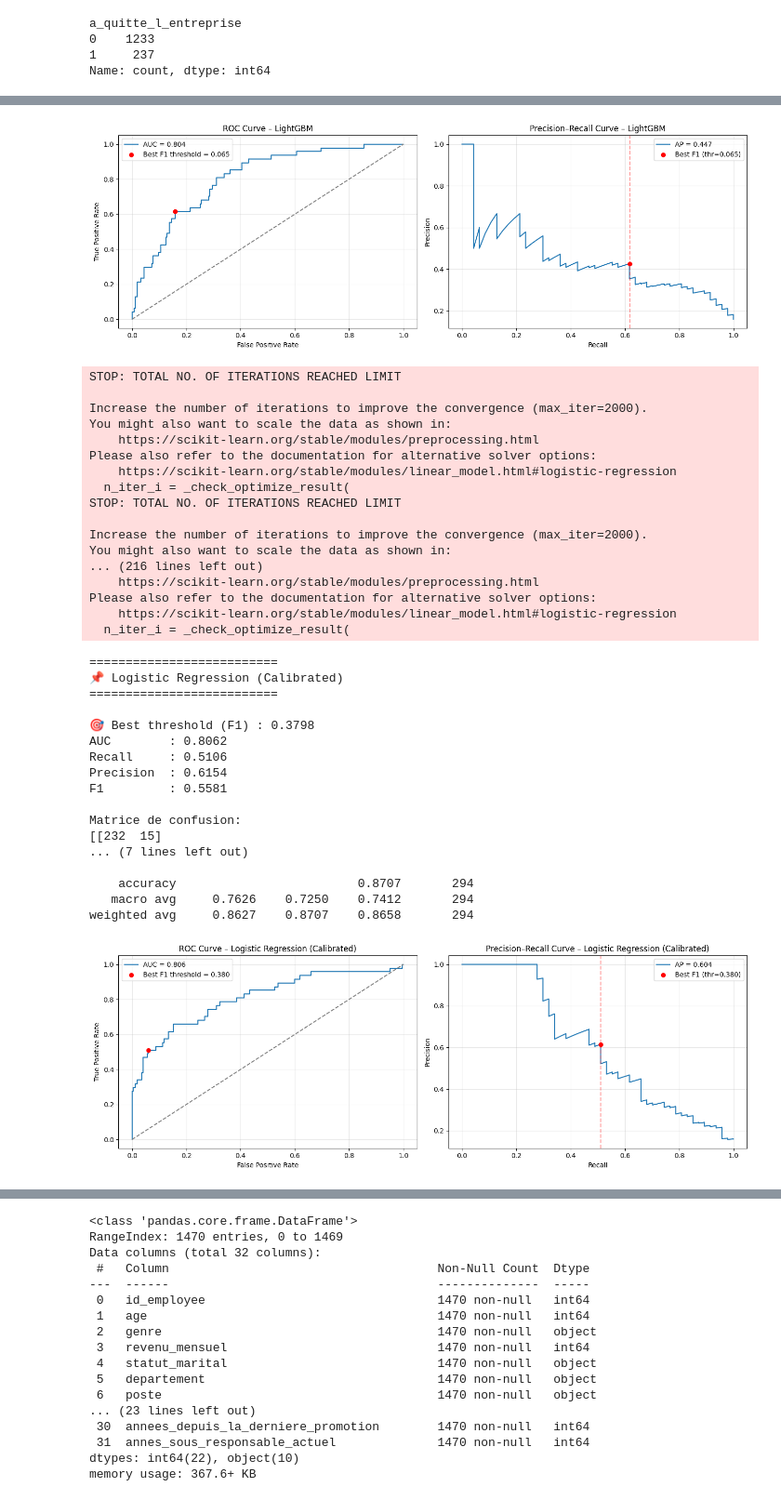
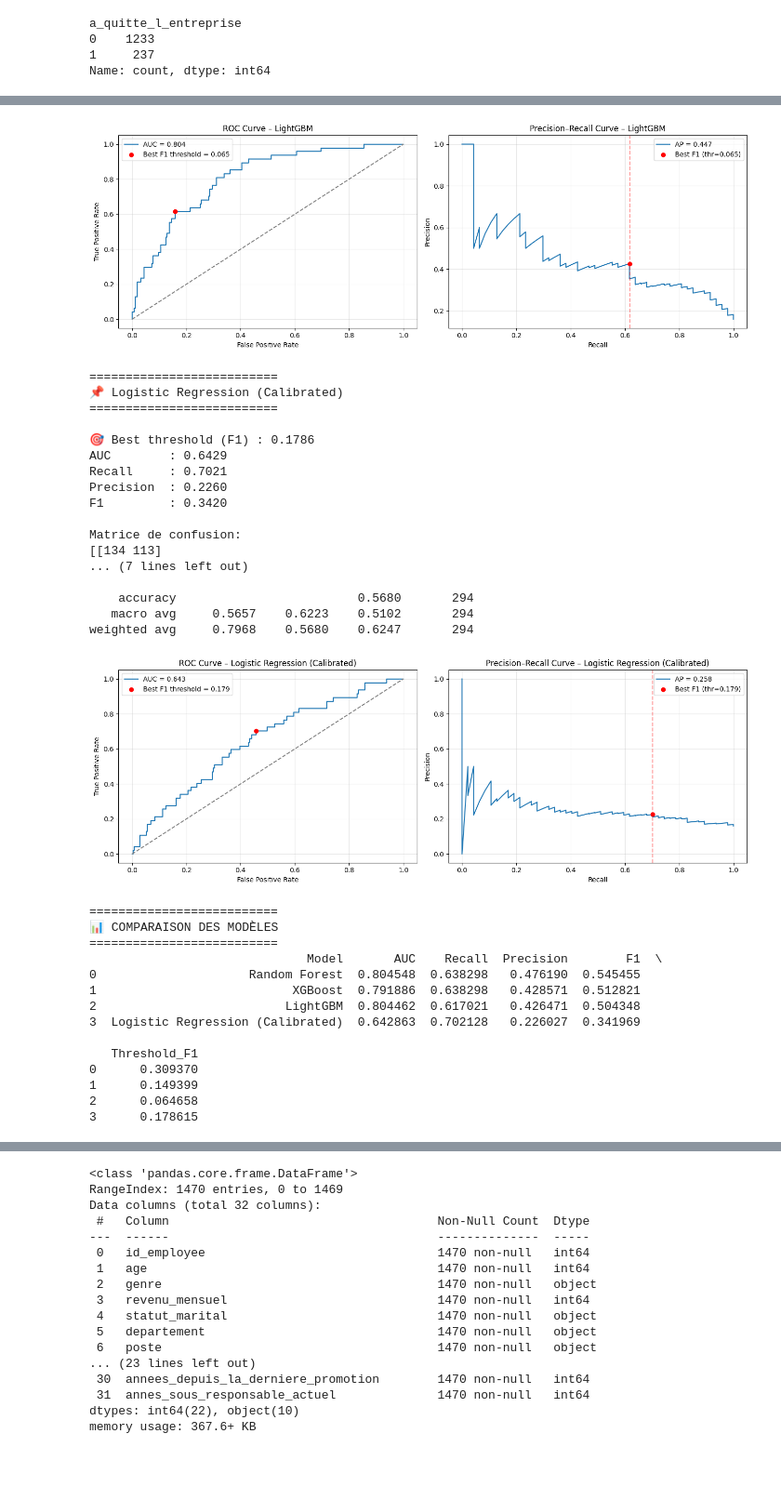
Before and after one commit to valerianbar/Valerian_barreau_deployez_un_mode-le-de_Machine_Learning_1_03_2026, a Jupyter notebook: Barreau_valerian_classifiez_note_book_2.ipynb, the cells around one changed output, grey strips where cells are left out. Shown at 93% size. Cells and saved outputs as stored; diff of their text form; code cells hidden in the pictures; blank space fills up the shorter version.

```diff
--- a/Barreau_valerian_classifiez_note_book_2.ipynb
+++ b/Barreau_valerian_classifiez_note_book_2.ipynb
@@ -825,9 +825,9 @@ res_lgb = evaluate_model("LightGBM", lgb, X_test, y_test)
 
 base_lr = LogisticRegressionCV(
     penalty="l2",
-    solver="lbfgs",
+    solver="saga",
     cv=5,
-    max_iter=2000
+    max_iter=5000,
 )
 
 calibrated_lr = CalibratedClassifierCV(base_lr, cv=5)
@@ -887,50 +887,47 @@ weighted avg     0.8449    0.8061    0.8204       294
 You can set `force_row_wise=true` to remove the overhead.
 And if memory is not enough, you can set `force_col_wise=true`.
 [LightGBM] [Info] Total Bins 654
 [LightGBM] [Info] Number of data points in the train set: 1176, number of used features: 55
 [LightGBM] [Info] [binary:BoostFromScore]: pavg=0.161565 -> initscore=-1.646632
 [LightGBM] [Info] Start training from score -1.646632
 
 ==========================
 📌 LightGBM
 ... (17 lines left out)
 
     accuracy                         0.8061       294
    macro avg     0.6734    0.7296    0.6919       294
 weighted avg     0.8414    0.8061    0.8195       294
 [figure]
-STOP: TOTAL NO. OF ITERATIONS REACHED LIMIT
+==========================
+📌 Logistic Regression (Calibrated)
+==========================
 
-Increase the number of iterations to improve the convergence (max_iter=2000).
-You might also want to scale the data as shown in:
-    https://scikit-learn.org/stable/modules/preprocessing.html
-Please also refer to the documentation for alternative solver options:
-    https://scikit-learn.org/stable/modules/linear_model.html#logistic-regression
-  n_iter_i = _check_optimize_result(
-STOP: TOTAL NO. OF ITERATIONS REACHED LIMIT
+🎯 Best threshold (F1) : 0.1786
+AUC        : 0.6429
+Recall     : 0.7021
+Precision  : 0.2260
+F1         : 0.3420
 
-Increase the number of iterations to improve the convergence (max_iter=2000).
-You might also want to scale the data as shown in:
-... (216 lines left out)
-    https://scikit-learn.org/stable/modules/preprocessing.html
-Please also refer to the documentation for alternative solver options:
-    https://scikit-learn.org/stable/modules/linear_model.html#logistic-regression
-  n_iter_i = _check_optimize_result(
+Matrice de confusion:
+[[134 113]
+... (7 lines left out)
+
+    accuracy                         0.5680       294
+   macro avg     0.5657    0.6223    0.5102       294
+weighted avg     0.7968    0.5680    0.6247       294
+[figure, new version]
 ==========================
-📌 Logistic Regression (Calibrated)
+📊 COMPARAISON DES MODÈLES
 ==========================
+                              Model       AUC    Recall  Precision        F1  \
+0                     Random Forest  0.804548  0.638298   0.476190  0.545455
+1                           XGBoost  0.791886  0.638298   0.428571  0.512821
+2                          LightGBM  0.804462  0.617021   0.426471  0.504348
+3  Logistic Regression (Calibrated)  0.642863  0.702128   0.226027  0.341969
 
-🎯 Best threshold (F1) : 0.3798
-AUC        : 0.8062
-Recall     : 0.5106
-Precision  : 0.6154
-F1         : 0.5581
-
-Matrice de confusion:
-[[232  15]
-... (7 lines left out)
-
-    accuracy                         0.8707       294
-   macro avg     0.7626    0.7250    0.7412       294
-weighted avg     0.8627    0.8707    0.8658       294
+   Threshold_F1
+0      0.309370
+1      0.149399
+2      0.064658
+3      0.178615
-[figure, old version]
```
Also changed, not shown: parts of 14 cells of this notebook, 6 other files.
